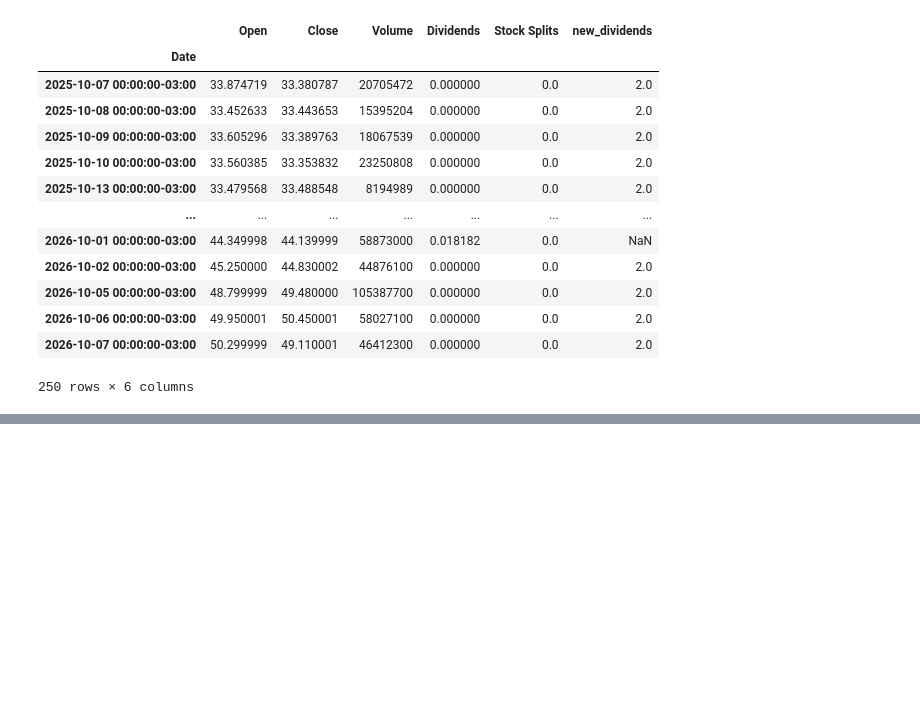
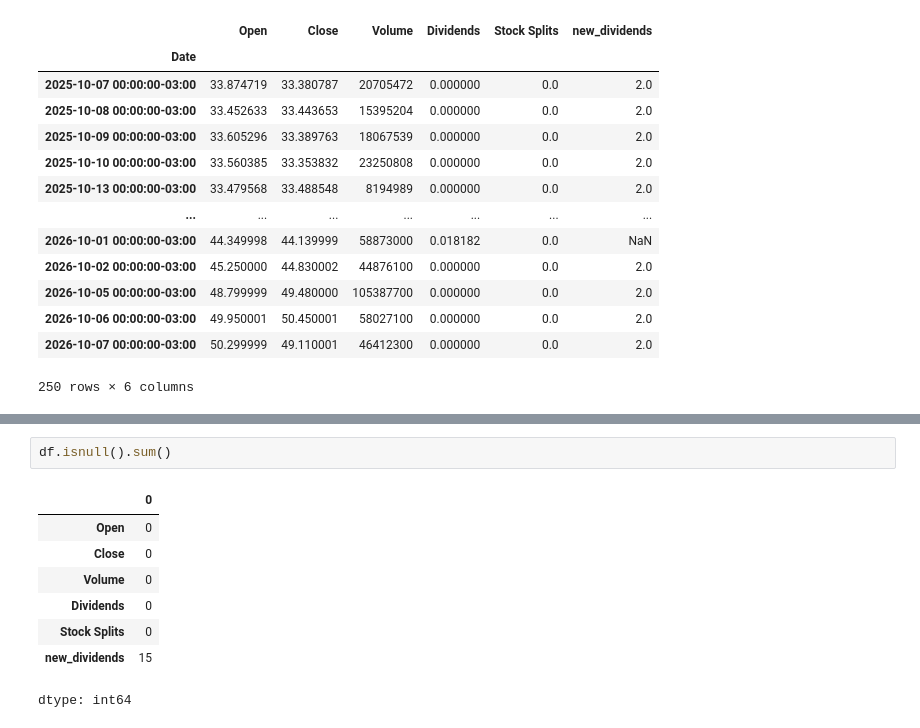
Before and after one commit to NicholasTeixeira/Descomplica--Analise-de-Dados-, a Jupyter notebook: praticando.ipynb, the cells around one changed output, grey strips where cells are left out. Saved outputs shown, nothing was run; the diff lists cells and outputs as text; blank space fills up the shorter version.

```diff
--- a/praticando.ipynb
+++ b/praticando.ipynb
@@ -198,0 +216,11 @@ df
+# %%
+df.isnull().sum()
+# %% [output]
+|  | 0 |
+| Open | 0 |
+| Close | 0 |
+| Volume | 0 |
+| Dividends | 0 |
+| Stock Splits | 0 |
+| new_dividends | 15 |
+dtype: int64
```
Also changed, not shown: parts of 4 cells of this notebook.
